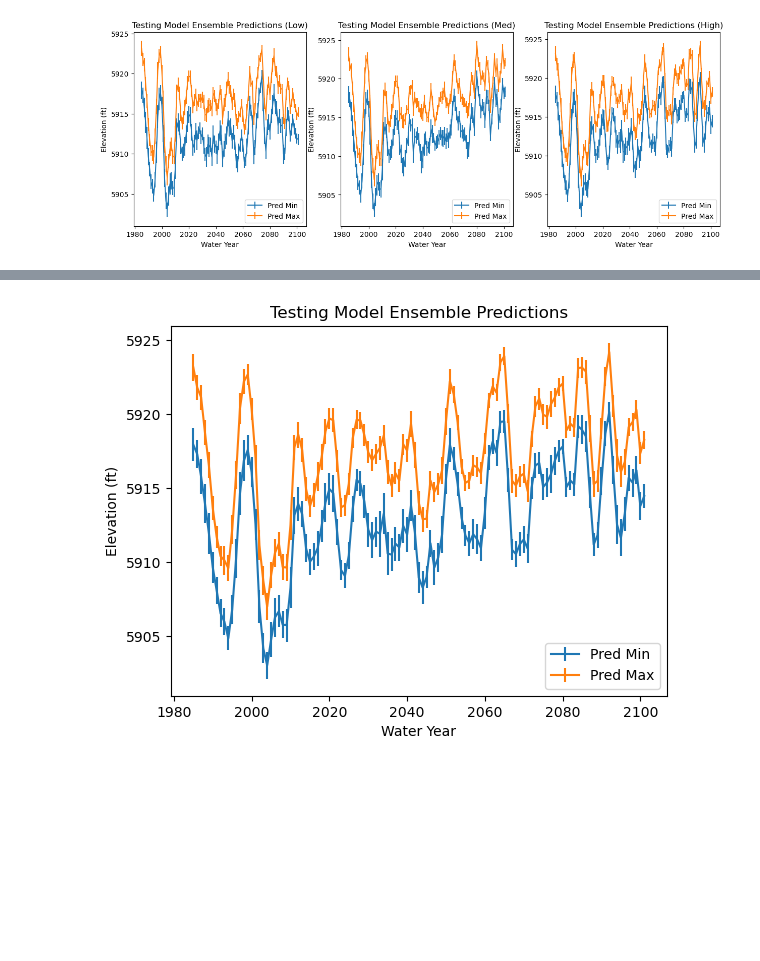
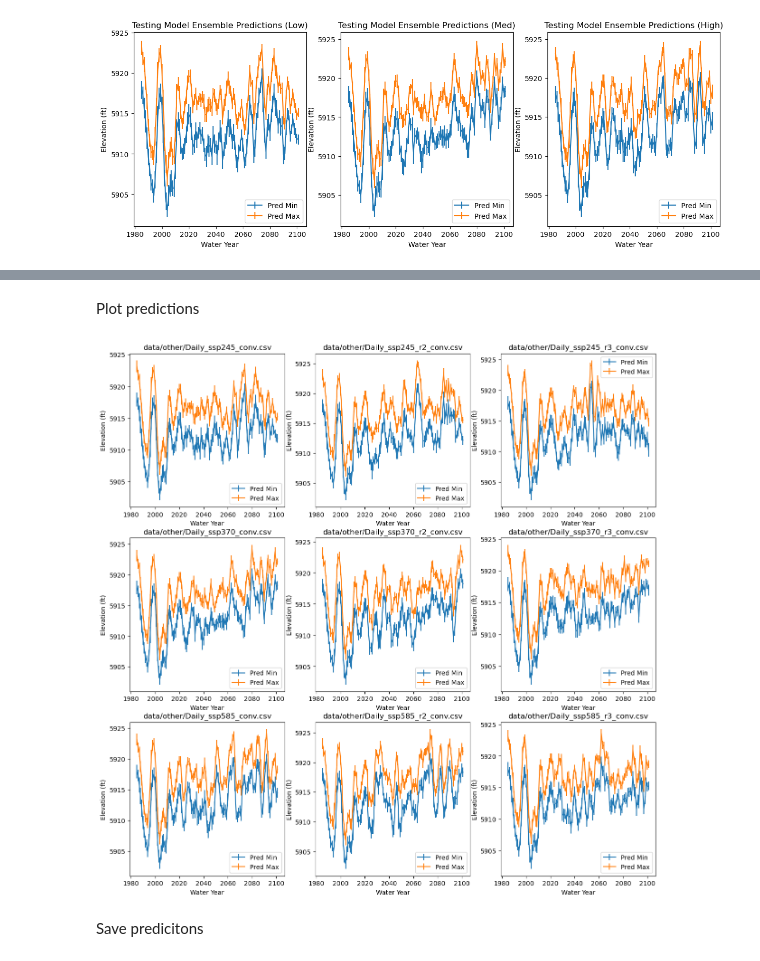
Before and after one commit to scoutiii/BearLakeData, a Jupyter notebook: Model_predictions.ipynb, the cells around one changed output, grey strips where cells are left out. Cells and saved outputs as stored; diff of their text form; code cells hidden in the pictures; blank space fills up the shorter version.

Commit message:
Saving changes before trying to work with LOCA 1 data

```diff
--- a/Model_predictions.ipynb
+++ b/Model_predictions.ipynb
@@ -194,8 +165,8 @@ dataloader_test = DataLoader(dataset_test, batch_size=1024, shuffle=False)
 
 model = GRU_MME()
 model.load_state_dict(torch.load("data/other/finalModels/sub/sub_pt2_gru_model_final.pth"))
-device = 'cuda:3'
-# device = 'cpu'
+# device = 'cuda:3'
+device = 'cpu'
 model.to(device)
 
 predictions = []
@@ -332,39 +320,18 @@ plt.show()
-# %%
-daily = pd.read_csv("data/other/Daily_ssp585_conv.csv", parse_dates=['date'])
-daily_train = pd.read_csv("data/other/Daily.csv", parse_dates=['date']).iloc[:, 0:82-20]
-# Keep the real first few year of data, then go into LOCA data
-combined_daily = pd.concat([daily_train.iloc[0:, :].reset_index(drop=True),
-                            daily[daily['date'] >= datetime(2021, 10, 1)].reset_index(drop=True)],
-                            ignore_index=True)
-combined_daily.drop(columns='Elevation', inplace=True)
-# Get scaler from training data
-scaler = BearLakeDataset(daily_train, 3*365, use_wateryear=False).scaler
-dataset_test = BearLakeWaterYearLOCA(combined_daily, 3, scaler)
-dataloader_test = DataLoader(dataset_test, batch_size=1024, shuffle=False)
-
-
-model = GRU_MME()
-model.load_state_dict(torch.load("data/other/finalModels/sub/sub_pt2_gru_model_final.pth"))
-device = 'cuda:3'
-# device = 'cpu'
-model.to(device)
-
-predictions = []
-torch.manual_seed(789)
-model.eval()
-with torch.no_grad():
-    for batch_X in dataloader_test:
-        batch_X = batch_X.to(device)
-        means, stds = model(batch_X)
-means = means.detach().cpu().numpy()
-stds = 3*stds.detach().cpu().numpy()
-
-plt.errorbar(x=dataset_test.wyear_elevations.year.dt.year.values, y=means[:, 0], yerr=stds[:, 0], label='Pred Min')
-plt.errorbar(x=dataset_test.wyear_elevations.year.dt.year.values, y=means[:, 1], yerr=stds[:, 1], label='Pred Max')
-plt.legend()
-plt.title(f"Testing Model Ensemble Predictions (High)")
-plt.xlabel("Water Year")
-plt.ylabel("Elevation (ft)")
-plt.show()
-# %% [output]
-[figure, removed]
+# %% [markdown]
+Plot predictions
+# %%
+fig, axs = plt.subplots(3, 3)
+fig.set_size_inches(15, 15)
+
+for i, ds in enumerate(["ssp245", "ssp370", "ssp585"]):
+    m, s = generate_predictions(f"data/other/Daily_{ds}_conv.csv", ax=axs[i, 0])
+
+for i, ds in enumerate(["ssp245_r2", "ssp370_r2", "ssp585_r2"]):
+    m, s = generate_predictions(f"data/other/Daily_{ds}_conv.csv", ax=axs[i, 1])
+
+for i, ds in enumerate(["ssp245_r3", "ssp370_r3", "ssp585_r3"]):
+    m, s = generate_predictions(f"data/other/Daily_{ds}_conv.csv", ax=axs[i, 2])
+# %% [output]
+[figure, added]
+# %% [markdown]
+Save predicitons
```
Also changed, not shown: parts of 5 cells of this notebook, 4 other files.
